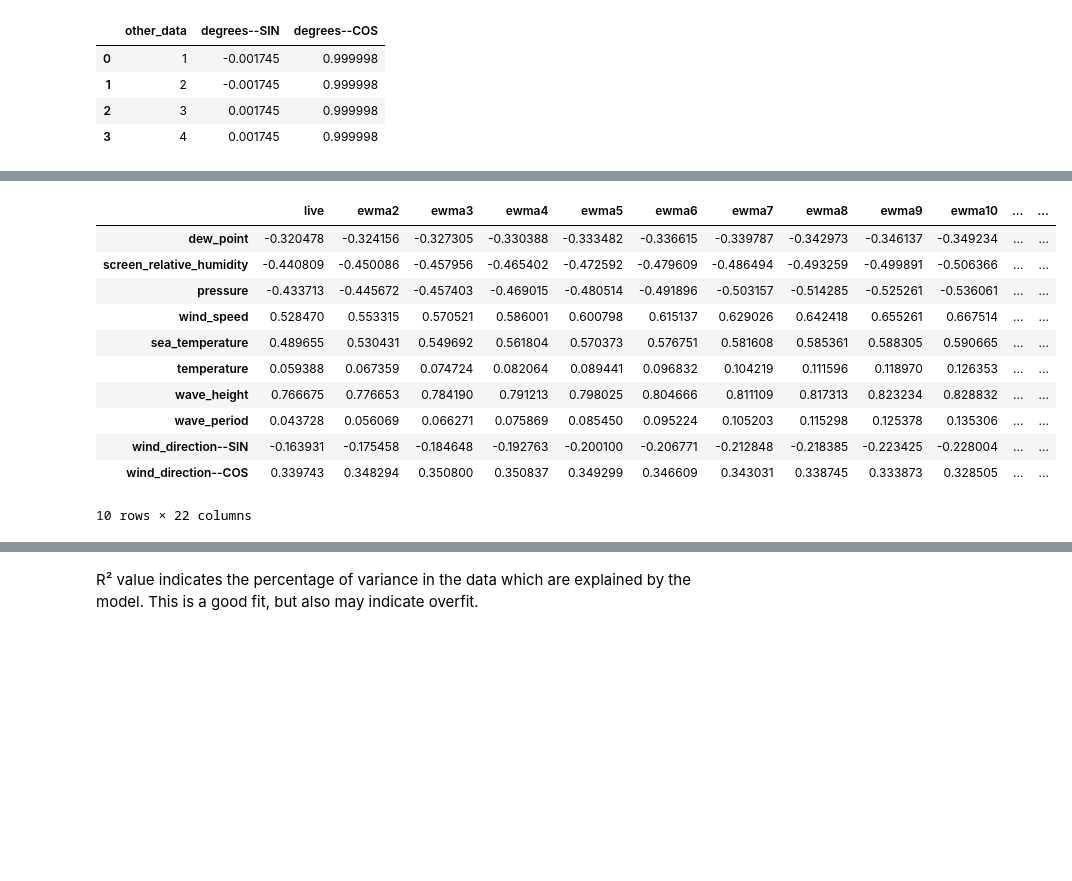
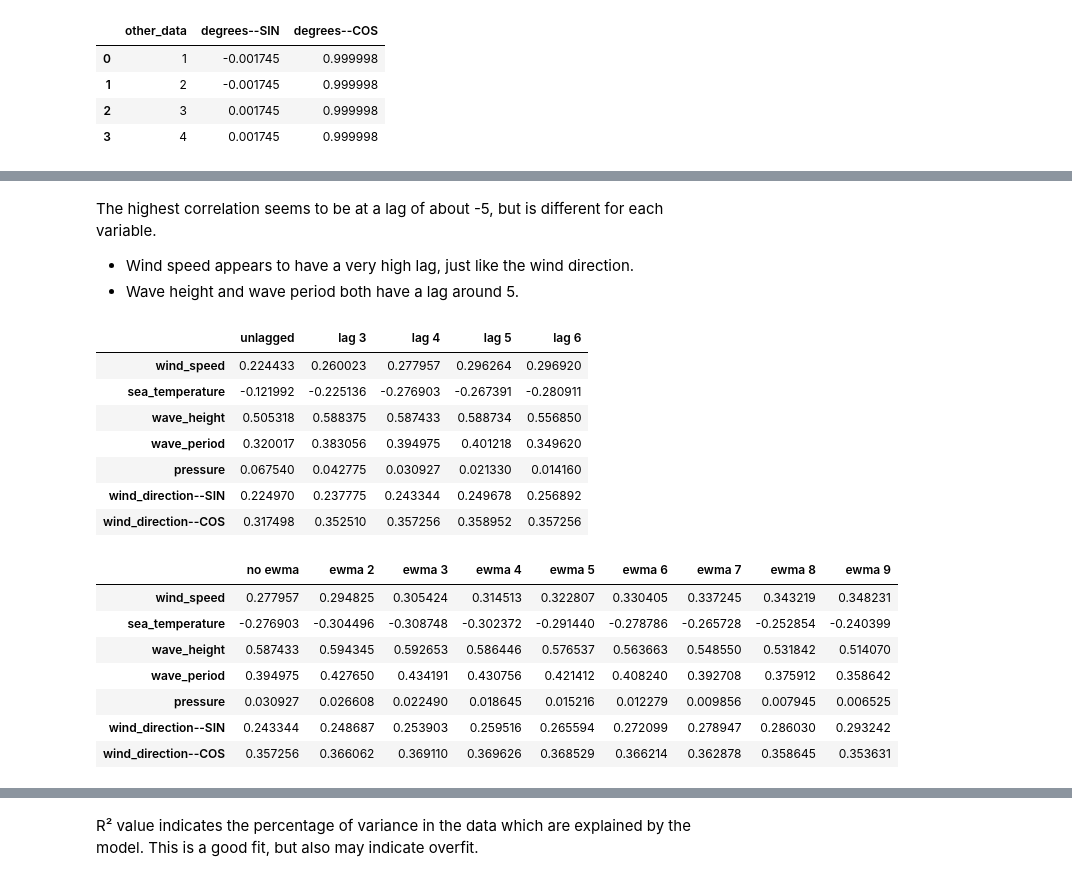
Before and after one commit to felix-last/wave-forecast, a Jupyter notebook: wave-forecast-prepare-data.ipynb, the cells around one changed output, grey strips where cells are left out. Drawn from its saved outputs; the diff is of its cells as text; code cells hidden in the pictures; blank space fills up the shorter version.

```diff
--- a/wave-forecast-prepare-data.ipynb
+++ b/wave-forecast-prepare-data.ipynb
@@ -114,7 +118,8 @@ display(degrees_to_sin_cos(circular_example, 'degrees'))
 | 2 | 3 | 0.001745 | 0.999998 |
 | 3 | 4 | 0.001745 | 0.999998 |
 # %%
-df_explanatory = df_imported[['wind_direction','dew_point', 'screen_relative_humidity', 'pressure', 'wind_speed', 'sea_temperature', 'temperature', 'wave_height', 'wave_period']]
+# sorted out at this point: 'dew_point', 'screen_relative_humidity', 'temperature', 'sea_temperature'
+df_explanatory = df_imported[['wind_direction', 'wind_speed', 'wave_height', 'wave_period', 'pressure']]
 df_explanatory = df_explanatory.dropna()
 df_explanatory
 display(df_explanatory['wind_direction'].head())
@@ -124,5 +129,5 @@ print('becomes')
 display(df_explanatory['wind_direction'].head())
 print('becomes')
 df_explanatory = degrees_to_sin_cos(df_explanatory, 'wind_direction')
-display(df_explanatory.head())
+display(df_explanatory[['wind_direction--SIN','wind_direction--COS']].head())
 # %% [output]
@@ -183,10 +179 @@ surf_avg                    191
 dtype: int64
-# %%
-target_correlations = pd.Series([df_train[column].corr(df_train[target_var]) for column in df_explanatory.columns])
-target_correlations.name = 'live'
-target_correlations = pd.DataFrame(target_correlations)
-target_correlations.index = df_explanatory.columns
-print(target_correlations)
-#fix, axes =plt.subplots(nrows=len(df_explanatory.columns), figsize=(8,8))
-for column in df_explanatory.columns:
-    df_train.plot.scatter(x=column, y=target_var, marker='x')
@@ -214,0 +182,5 @@ wind_direction--COS       0.339743
+# %%
+with warnings.catch_warnings():
+    warnings.simplefilter("ignore")
+    df_train= df_train.apply(preprocessing.scale)
+display(df_train.head())
@@ -215,23 +228,47 @@ wind_direction--COS       0.339743
+# %% [markdown]
+The highest correlation seems to be at a lag of about -5, but is different for each variable.
+- Wind speed appears to have a very high lag, just like the wind direction.
+- Wave height and wave period both have a lag around 5.
+# %%
+lag_compare = pd.DataFrame(
+    {'unlagged': [df_train[column].corr(df_train[target_var]) for column in df_explanatory.columns]},
+    index = df_explanatory.columns
+)
+for lag in range(3,7):
+    lag_compare['lag '+str(lag)] = [df_train[target_var].shift(-1 * lag).corr(df_train[column]) for column in df_explanatory.columns]
+display(lag_compare)
+
+df_lagged = df_train.copy()
+df_lagged[target_var] = df_lagged[target_var].shift(-5)
+# %% [output]
+|  | unlagged | lag 3 | lag 4 | lag 5 | lag 6 |
+| wind_speed | 0.224433 | 0.260023 | 0.277957 | 0.296264 | 0.296920 |
+| sea_temperature | -0.121992 | -0.225136 | -0.276903 | -0.267391 | -0.280911 |
+| wave_height | 0.505318 | 0.588375 | 0.587433 | 0.588734 | 0.556850 |
+| wave_period | 0.320017 | 0.383056 | 0.394975 | 0.401218 | 0.349620 |
+| pressure | 0.067540 | 0.042775 | 0.030927 | 0.021330 | 0.014160 |
+| wind_direction--SIN | 0.224970 | 0.237775 | 0.243344 | 0.249678 | 0.256892 |
+| wind_direction--COS | 0.317498 | 0.352510 | 0.357256 | 0.358952 | 0.357256 |
 # %%
+corr_with_target = pd.DataFrame(
+    {'no ewma': [df_lagged[column].corr(df_lagged[target_var]) for column in df_explanatory.columns]},
+    index = df_explanatory.columns
+)
 #df_ewma3 = pd.ewma(df_explanatory, span=3)
-for span in range(2,23):
-    target_correlations['ewma'+str(span)] = pd.Series([ pd.ewma(df_train[column], span=span).corr(df_train[target_var]) for column in df_explanatory.columns], index=df_explanatory.columns)
-target_correlations
+for span in range(2,10):
+    corr_with_target['ewma '+str(span)] = pd.Series([ pd.ewma(df_lagged[column], span=span).corr(df_lagged[target_var]) for column in df_explanatory.columns], index=df_explanatory.columns)
+corr_with_target
 #column = 'pressure'
 #pd.ewma(df_train[column], span=3).corr(df_train[target_var])
 # %% [output]
-|  | live | ewma2 | ewma3 | ewma4 | ewma5 | ewma6 | ewma7 | ewma8 | ewma9 | ewma10 | ... | ... |
-| dew_point | -0.320478 | -0.324156 | -0.327305 | -0.330388 | -0.333482 | -0.336615 | -0.339787 | -0.342973 | -0.346137 | -0.349234 | ... | ... |
-| screen_relative_humidity | -0.440809 | -0.450086 | -0.457956 | -0.465402 | -0.472592 | -0.479609 | -0.486494 | -0.493259 | -0.499891 | -0.506366 | ... | ... |
-| pressure | -0.433713 | -0.445672 | -0.457403 | -0.469015 | -0.480514 | -0.491896 | -0.503157 | -0.514285 | -0.525261 | -0.536061 | ... | ... |
-| wind_speed | 0.528470 | 0.553315 | 0.570521 | 0.586001 | 0.600798 | 0.615137 | 0.629026 | 0.642418 | 0.655261 | 0.667514 | ... | ... |
-| sea_temperature | 0.489655 | 0.530431 | 0.549692 | 0.561804 | 0.570373 | 0.576751 | 0.581608 | 0.585361 | 0.588305 | 0.590665 | ... | ... |
-| temperature | 0.059388 | 0.067359 | 0.074724 | 0.082064 | 0.089441 | 0.096832 | 0.104219 | 0.111596 | 0.118970 | 0.126353 | ... | ... |
-| wave_height | 0.766675 | 0.776653 | 0.784190 | 0.791213 | 0.798025 | 0.804666 | 0.811109 | 0.817313 | 0.823234 | 0.828832 | ... | ... |
-| wave_period | 0.043728 | 0.056069 | 0.066271 | 0.075869 | 0.085450 | 0.095224 | 0.105203 | 0.115298 | 0.125378 | 0.135306 | ... | ... |
-| wind_direction--SIN | -0.163931 | -0.175458 | -0.184648 | -0.192763 | -0.200100 | -0.206771 | -0.212848 | -0.218385 | -0.223425 | -0.228004 | ... | ... |
-| wind_direction--COS | 0.339743 | 0.348294 | 0.350800 | 0.350837 | 0.349299 | 0.346609 | 0.343031 | 0.338745 | 0.333873 | 0.328505 | ... | ... |
+|  | no ewma | ewma 2 | ewma 3 | ewma 4 | ewma 5 | ewma 6 | ewma 7 | ewma 8 | ewma 9 |
+| wind_speed | 0.277957 | 0.294825 | 0.305424 | 0.314513 | 0.322807 | 0.330405 | 0.337245 | 0.343219 | 0.348231 |
+| sea_temperature | -0.276903 | -0.304496 | -0.308748 | -0.302372 | -0.291440 | -0.278786 | -0.265728 | -0.252854 | -0.240399 |
+| wave_height | 0.587433 | 0.594345 | 0.592653 | 0.586446 | 0.576537 | 0.563663 | 0.548550 | 0.531842 | 0.514070 |
+| wave_period | 0.394975 | 0.427650 | 0.434191 | 0.430756 | 0.421412 | 0.408240 | 0.392708 | 0.375912 | 0.358642 |
+| pressure | 0.030927 | 0.026608 | 0.022490 | 0.018645 | 0.015216 | 0.012279 | 0.009856 | 0.007945 | 0.006525 |
+| wind_direction--SIN | 0.243344 | 0.248687 | 0.253903 | 0.259516 | 0.265594 | 0.272099 | 0.278947 | 0.286030 | 0.293242 |
+| wind_direction--COS | 0.357256 | 0.366062 | 0.369110 | 0.369626 | 0.368529 | 0.366214 | 0.362878 | 0.358645 | 0.353631 |
-10 rows × 22 columns
 # %%
 plt.plot(pd.ewma(df_train['wind_speed'], span=12), df_train[target_var], 'b+')
 plt.plot(pd.ewma(df_train['wave_height'], span=12), df_train[target_var], 'rx')
```
Also changed, not shown: parts of 20 cells of this notebook.
